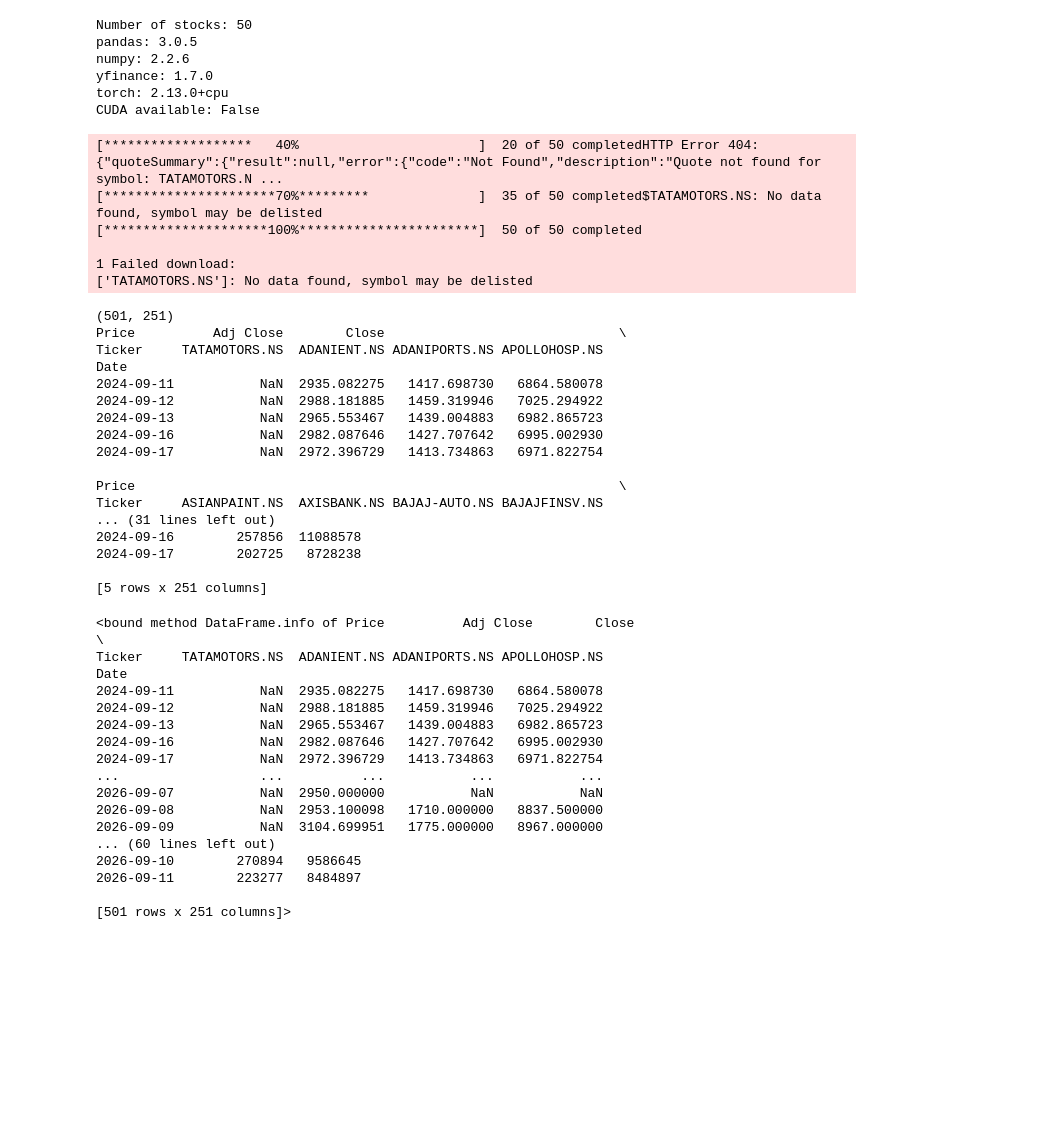
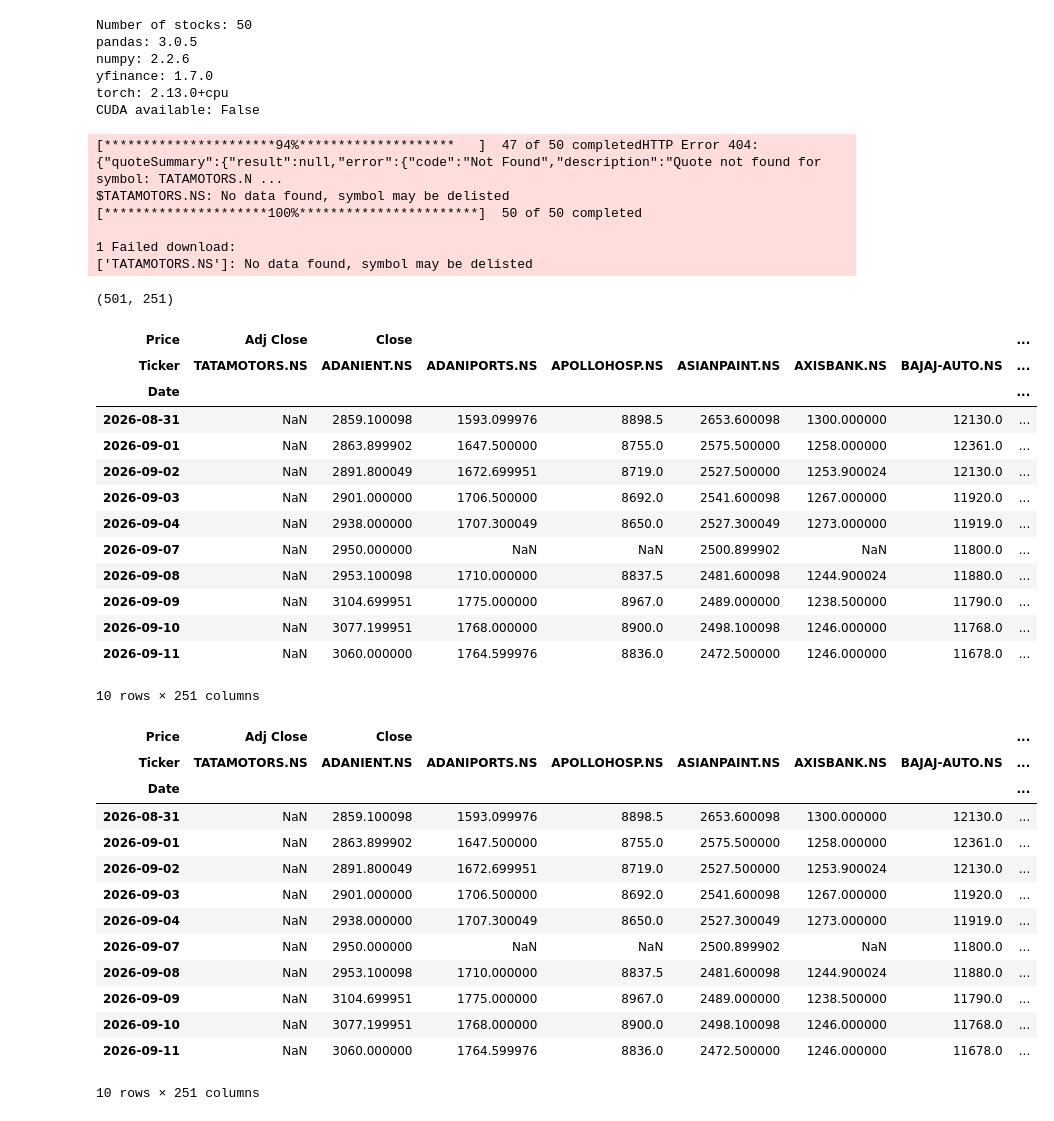
Before and after one commit to abhinavjain2937/GNN-stock-classification-project, a Jupyter notebook: notebooks/data.ipynb, the cells around one changed output. Saved outputs shown, nothing was run; the diff lists cells and outputs as text; code cells hidden in the pictures; blank space fills up the shorter version.

```diff
--- a/notebooks/data.ipynb
+++ b/notebooks/data.ipynb
@@ -67,71 +68,66 @@ print("Number of stocks:", len(stocks))
 
 print("pandas:", pd.__version__)
 print("numpy:", np.__version__)
 print("yfinance:", yf.__version__)
 print("torch:", torch.__version__)
 # print("PyG:", torch_geometric.__version__)
 print("CUDA available:", torch.cuda.is_available())
 
 raw_data = yf.download(
     tickers=stocks,
     period='2y',
     interval="1d",
     auto_adjust=True,
     group_by="column",
     progress=True,
     threads=True
     )
 print(raw_data.shape)
-print(raw_data.head())
+raw_data.tail(10)
 # %% [output]
 Number of stocks: 50
 pandas: 3.0.5
 numpy: 2.2.6
 yfinance: 1.7.0
 torch: 2.13.0+cpu
 CUDA available: False
-[*******************   40%                       ]  20 of 50 completedHTTP Error 404: {"quoteSummary":{"result":null,"error":{"code":"Not Found","description":"Quote not found for symbol: TATAMOTORS.N ...
-[**********************70%*********              ]  35 of 50 completed$TATAMOTORS.NS: No data found, symbol may be delisted
+[**********************94%********************   ]  47 of 50 completedHTTP Error 404: {"quoteSummary":{"result":null,"error":{"code":"Not Found","description":"Quote not found for symbol: TATAMOTORS.N ...
+$TATAMOTORS.NS: No data found, symbol may be delisted
 [*********************100%***********************]  50 of 50 completed
 
 1 Failed download:
 ['TATAMOTORS.NS']: No data found, symbol may be delisted
 (501, 251)
-Price          Adj Close        Close                              \
-Ticker     TATAMOTORS.NS  ADANIENT.NS ADANIPORTS.NS APOLLOHOSP.NS
-Date
-2024-09-11           NaN  2935.082275   1417.698730   6864.580078
-2024-09-12           NaN  2988.181885   1459.319946   7025.294922
-2024-09-13           NaN  2965.553467   1439.004883   6982.865723
-2024-09-16           NaN  2982.087646   1427.707642   6995.002930
-2024-09-17           NaN  2972.396729   1413.734863   6971.822754
-
-Price                                                              \
-Ticker     ASIANPAINT.NS  AXISBANK.NS BAJAJ-AUTO.NS BAJAJFINSV.NS
-... (31 lines left out)
-2024-09-16        257856  11088578
-2024-09-17        202725   8728238
-
-[5 rows x 251 columns]
+| Price | Adj Close | Close |  |  |  |  |  | ... |
+| Ticker | TATAMOTORS.NS | ADANIENT.NS | ADANIPORTS.NS | APOLLOHOSP.NS | ASIANPAINT.NS | AXISBANK.NS | BAJAJ-AUTO.NS | ... |
+| Date |  |  |  |  |  |  |  | ... |
+| 2026-08-31 | NaN | 2859.100098 | 1593.099976 | 8898.5 | 2653.600098 | 1300.000000 | 12130.0 | ... |
+| 2026-09-01 | NaN | 2863.899902 | 1647.500000 | 8755.0 | 2575.500000 | 1258.000000 | 12361.0 | ... |
+| 2026-09-02 | NaN | 2891.800049 | 1672.699951 | 8719.0 | 2527.500000 | 1253.900024 | 12130.0 | ... |
+| 2026-09-03 | NaN | 2901.000000 | 1706.500000 | 8692.0 | 2541.600098 | 1267.000000 | 11920.0 | ... |
+| 2026-09-04 | NaN | 2938.000000 | 1707.300049 | 8650.0 | 2527.300049 | 1273.000000 | 11919.0 | ... |
+| 2026-09-07 | NaN | 2950.000000 | NaN | NaN | 2500.899902 | NaN | 11800.0 | ... |
+| 2026-09-08 | NaN | 2953.100098 | 1710.000000 | 8837.5 | 2481.600098 | 1244.900024 | 11880.0 | ... |
+| 2026-09-09 | NaN | 3104.699951 | 1775.000000 | 8967.0 | 2489.000000 | 1238.500000 | 11790.0 | ... |
+| 2026-09-10 | NaN | 3077.199951 | 1768.000000 | 8900.0 | 2498.100098 | 1246.000000 | 11768.0 | ... |
+| 2026-09-11 | NaN | 3060.000000 | 1764.599976 | 8836.0 | 2472.500000 | 1246.000000 | 11678.0 | ... |
+10 rows × 251 columns
 # %%
-raw_data.info
+raw_data.tail(10)
 # %% [output]
+| Price | Adj Close | Close |  |  |  |  |  | ... |
+| Ticker | TATAMOTORS.NS | ADANIENT.NS | ADANIPORTS.NS | APOLLOHOSP.NS | ASIANPAINT.NS | AXISBANK.NS | BAJAJ-AUTO.NS | ... |
+| Date |  |  |  |  |  |  |  | ... |
+| 2026-08-31 | NaN | 2859.100098 | 1593.099976 | 8898.5 | 2653.600098 | 1300.000000 | 12130.0 | ... |
+| 2026-09-01 | NaN | 2863.899902 | 1647.500000 | 8755.0 | 2575.500000 | 1258.000000 | 12361.0 | ... |
+| 2026-09-02 | NaN | 2891.800049 | 1672.699951 | 8719.0 | 2527.500000 | 1253.900024 | 12130.0 | ... |
+| 2026-09-03 | NaN | 2901.000000 | 1706.500000 | 8692.0 | 2541.600098 | 1267.000000 | 11920.0 | ... |
+| 2026-09-04 | NaN | 2938.000000 | 1707.300049 | 8650.0 | 2527.300049 | 1273.000000 | 11919.0 | ... |
+| 2026-09-07 | NaN | 2950.000000 | NaN | NaN | 2500.899902 | NaN | 11800.0 | ... |
+| 2026-09-08 | NaN | 2953.100098 | 1710.000000 | 8837.5 | 2481.600098 | 1244.900024 | 11880.0 | ... |
+| 2026-09-09 | NaN | 3104.699951 | 1775.000000 | 8967.0 | 2489.000000 | 1238.500000 | 11790.0 | ... |
+| 2026-09-10 | NaN | 3077.199951 | 1768.000000 | 8900.0 | 2498.100098 | 1246.000000 | 11768.0 | ... |
+| 2026-09-11 | NaN | 3060.000000 | 1764.599976 | 8836.0 | 2472.500000 | 1246.000000 | 11678.0 | ... |
-<bound method DataFrame.info of Price          Adj Close        Close                              \
-Ticker     TATAMOTORS.NS  ADANIENT.NS ADANIPORTS.NS APOLLOHOSP.NS
-Date
-2024-09-11           NaN  2935.082275   1417.698730   6864.580078
-2024-09-12           NaN  2988.181885   1459.319946   7025.294922
-2024-09-13           NaN  2965.553467   1439.004883   6982.865723
-2024-09-16           NaN  2982.087646   1427.707642   6995.002930
-2024-09-17           NaN  2972.396729   1413.734863   6971.822754
-...                  ...          ...           ...           ...
-2026-09-07           NaN  2950.000000           NaN           NaN
-2026-09-08           NaN  2953.100098   1710.000000   8837.500000
-2026-09-09           NaN  3104.699951   1775.000000   8967.000000
-... (60 lines left out)
-2026-09-10        270894   9586645
-2026-09-11        223277   8484897
-
-[501 rows x 251 columns]>
+10 rows × 251 columns
 # %%
 
```
Also changed, not shown: parts of 13 cells of this notebook, 1 other file.
